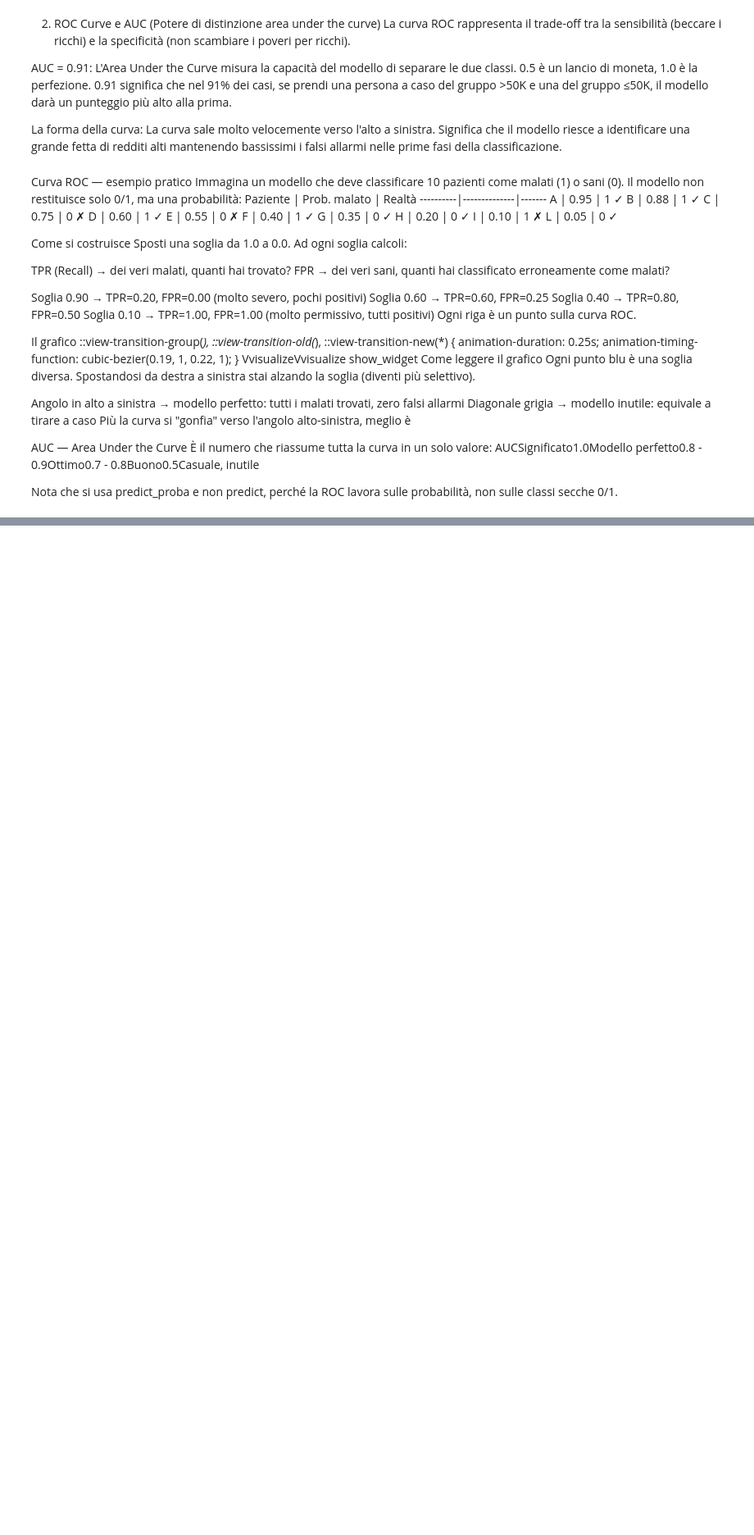
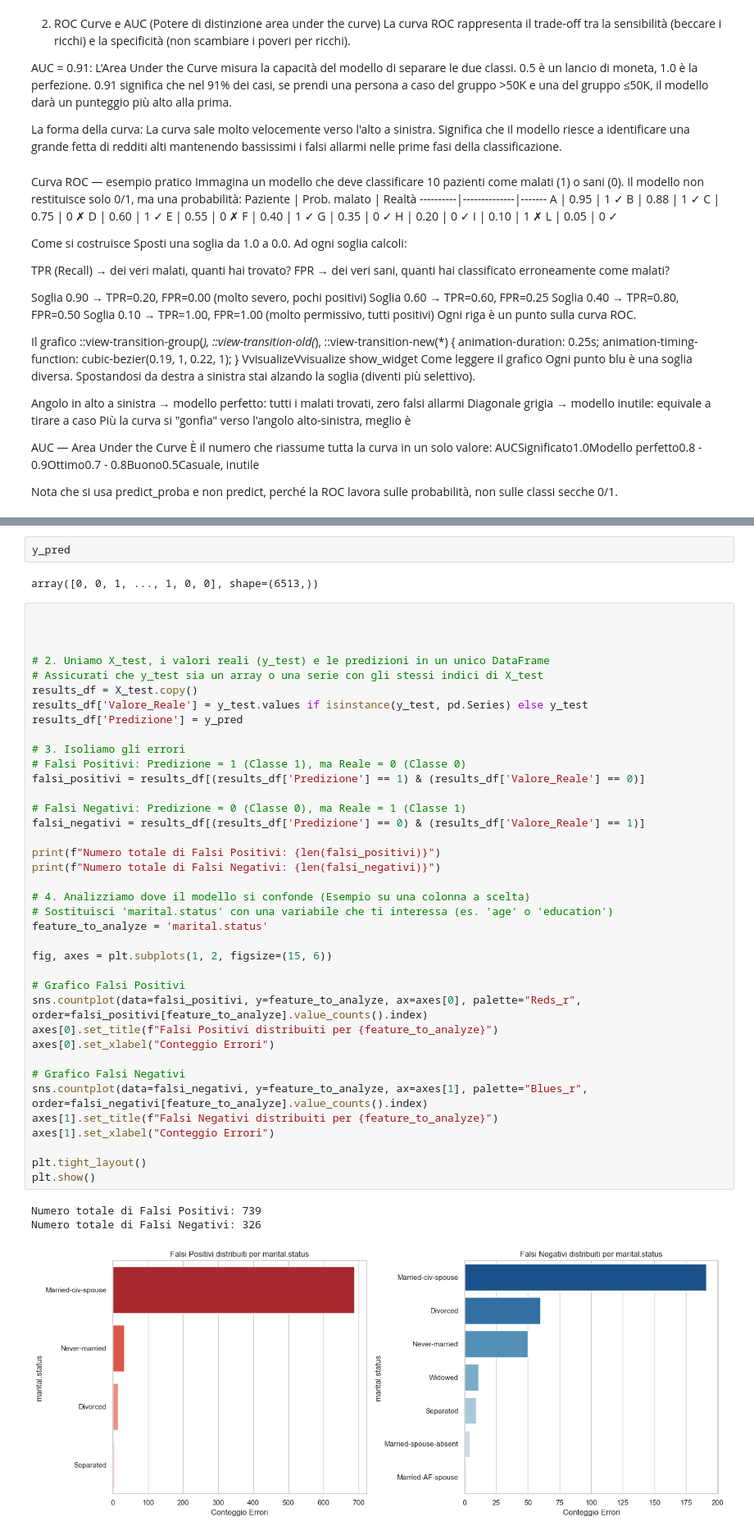
Before and after one commit to M-Barreca/01_Labor_Risk_Profiling, a Jupyter notebook: labor_risk_profiling.ipynb, the cells around one changed output, grey strips where cells are left out. Shown at 82% size. Drawn from its saved outputs; the diff is of its cells as text; blank space fills up the shorter version.

```diff
--- a/labor_risk_profiling.ipynb
+++ b/labor_risk_profiling.ipynb
@@ -806,0 +760,46 @@ Nota che si usa predict_proba e non predict, perché la ROC lavora sulle probabi
+# %%
+y_pred
+# %% [output]
+array([0, 0, 1, ..., 1, 0, 0], shape=(6513,))
+# %%
+
+
+
+# 2. Uniamo X_test, i valori reali (y_test) e le predizioni in un unico DataFrame
+# Assicurati che y_test sia un array o una serie con gli stessi indici di X_test
+results_df = X_test.copy()
+results_df['Valore_Reale'] = y_test.values if isinstance(y_test, pd.Series) else y_test
+results_df['Predizione'] = y_pred
+
+# 3. Isoliamo gli errori
+# Falsi Positivi: Predizione = 1 (Classe 1), ma Reale = 0 (Classe 0)
+falsi_positivi = results_df[(results_df['Predizione'] == 1) & (results_df['Valore_Reale'] == 0)]
+
+# Falsi Negativi: Predizione = 0 (Classe 0), ma Reale = 1 (Classe 1)
+falsi_negativi = results_df[(results_df['Predizione'] == 0) & (results_df['Valore_Reale'] == 1)]
+
+print(f"Numero totale di Falsi Positivi: {len(falsi_positivi)}")
+print(f"Numero totale di Falsi Negativi: {len(falsi_negativi)}")
+
+# 4. Analizziamo dove il modello si confonde (Esempio su una colonna a scelta)
+# Sostituisci 'marital.status' con una variabile che ti interessa (es. 'age' o 'education')
+feature_to_analyze = 'marital.status'
+
+fig, axes = plt.subplots(1, 2, figsize=(15, 6))
+
+# Grafico Falsi Positivi
+sns.countplot(data=falsi_positivi, y=feature_to_analyze, ax=axes[0], palette="Reds_r", order=falsi_positivi[feature_to_analyze].value_counts().index)
+axes[0].set_title(f"Falsi Positivi distribuiti per {feature_to_analyze}")
+axes[0].set_xlabel("Conteggio Errori")
+
+# Grafico Falsi Negativi
+sns.countplot(data=falsi_negativi, y=feature_to_analyze, ax=axes[1], palette="Blues_r", order=falsi_negativi[feature_to_analyze].value_counts().index)
+axes[1].set_title(f"Falsi Negativi distribuiti per {feature_to_analyze}")
+axes[1].set_xlabel("Conteggio Errori")
+
+plt.tight_layout()
+plt.show()
+# %% [output]
+Numero totale di Falsi Positivi: 739
+Numero totale di Falsi Negativi: 326
+[figure, added]
```
Also changed, not shown: parts of 53 cells of this notebook, 2 other files.
